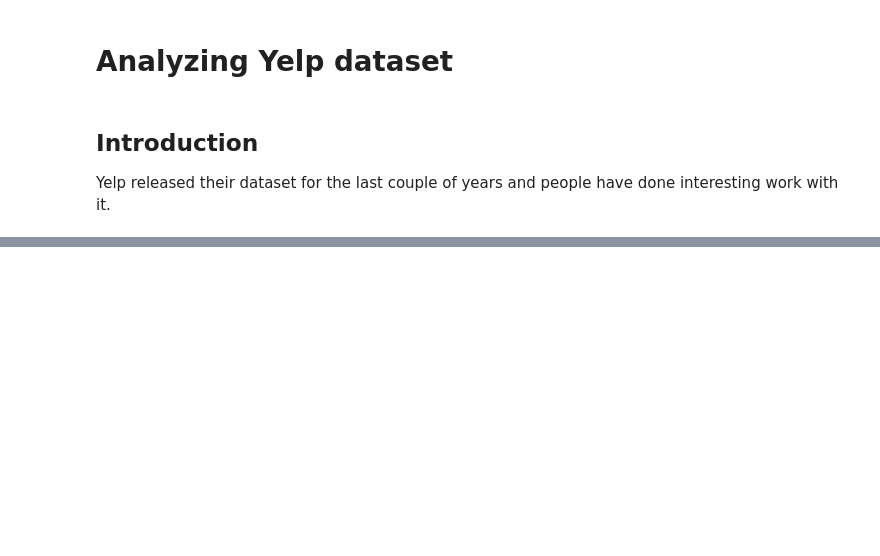
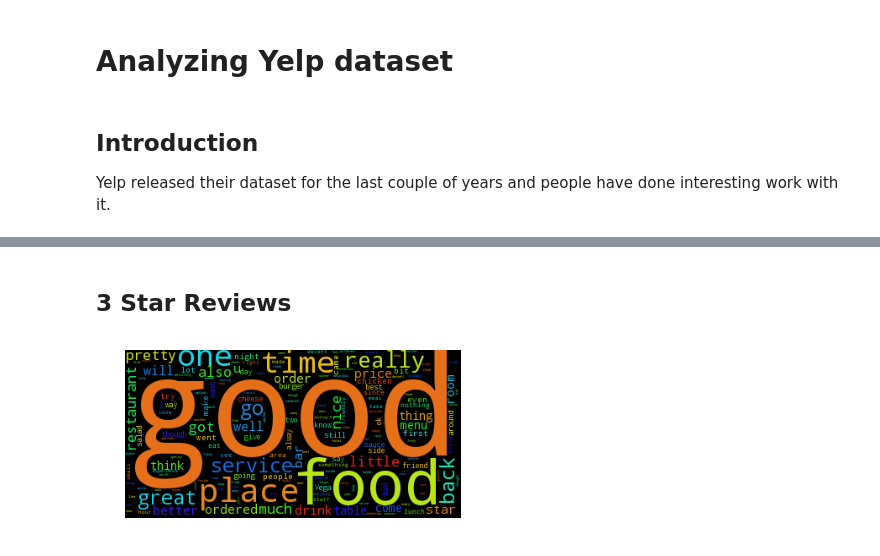
Before and after one commit to ssarangi/yelp, a Jupyter notebook: Yelp.ipynb, the cells around one changed output, grey strips where cells are left out. Saved outputs shown, nothing was run; the diff lists cells and outputs as text; code cells hidden in the pictures; blank space fills up the shorter version.

```diff
--- a/Yelp.ipynb
+++ b/Yelp.ipynb
@@ -60,0 +113,8 @@ show(bar)
+# %% [markdown]
+## 3 Star Reviews
+# %%
+three_star_review_txt_df = mongo_helper.reviews.query().filter(stars = 3).projection(text=1, _id=0).execute().dataframe()
+three_star_txt = create_txt(three_star_review_txt_df)
+create_word_cloud(three_star_txt)
+# %% [output]
+[figure, added]
```
Also changed, not shown: parts of 20 cells of this notebook, 2 other files.
